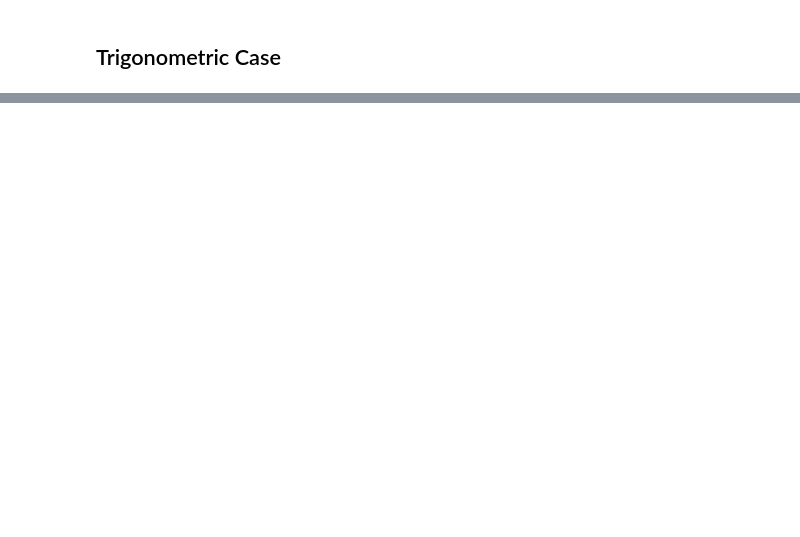
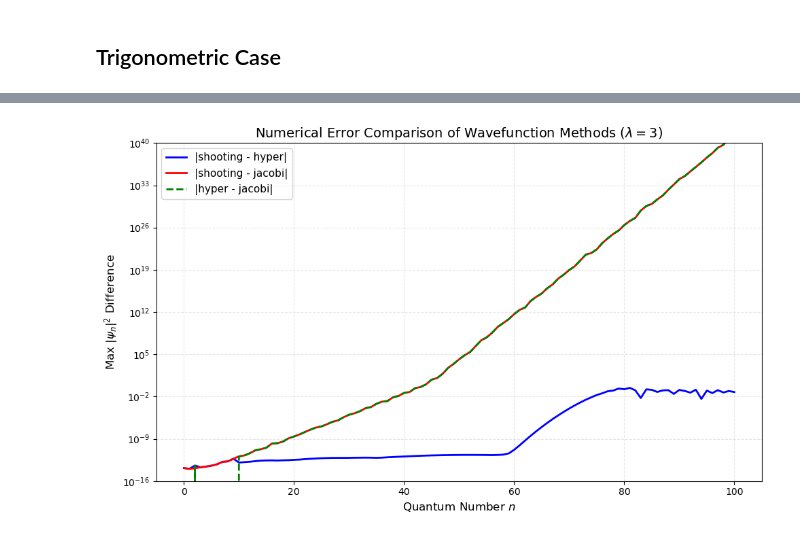
Before and after one commit to tachophobia/QuantumResearch2526, a Jupyter notebook: trig_time_evolution.ipynb, the cells around one changed output, grey strips where cells are left out. Saved outputs shown, nothing was run; the diff lists cells and outputs as text; code cells hidden in the pictures; blank space fills up the shorter version.

Commit message:
compare differences

```diff
--- a/trig_time_evolution.ipynb
+++ b/trig_time_evolution.ipynb
@@ -32,4 +51,3 @@ def get_trig_eigenstate_hyper(n):
-# %%
-trig_wavefunctions = []
-for n in tqdm(range(100)):
-    trig_wavefunctions.append(get_trig_eigenstate_raising(n))
+# %%
+mp.mp.dps = 15
+mp.mp.prec = mp.mp.dps * 3.33
@@ -35,0 +109,7 @@ for n in tqdm(range(100)):
+# %%
+err_rh, err_rj, err_hj = [], [], []
+for n in range(101):
+    rh, rj, hj = compare_methods(n)
+    err_rh.append(rh)
+    err_rj.append(rj)
+    err_hj.append(hj)
@@ -35,0 +134,25 @@ for n in tqdm(range(100)):
+# %%
+import matplotlib.pyplot as plt
+plt.figure(figsize=(10, 6))
+
+n_values = range(len(err_rh))
+plt.semilogy(n_values, err_rh, 'b-', linewidth=2, label='|shooting - hyper|')
+plt.semilogy(n_values, err_rj, 'r-', linewidth=2, label='|shooting - jacobi|')
+plt.semilogy(n_values, err_hj, 'g--', linewidth=2, label='|hyper - jacobi|')
+
+# Add grid for readability on log scale
+plt.grid(True, which='both', alpha=0.3, linestyle='--')
+
+# Labels and title
+plt.xlabel('Quantum Number $n$', fontsize=12)
+plt.ylabel('Max $|\psi_n|^2$ Difference', fontsize=12)
+plt.title('Numerical Error Comparison of Wavefunction Methods ($\\lambda = 3$)', fontsize=14)
+plt.legend(fontsize=11, loc='best')
+
+# Set reasonable y-axis limits to show the full range
+plt.ylim(1e-16, 1e40)
+
+# Adjust layout and save
+plt.tight_layout()
+# %% [output]
+[figure, added]
```
Also changed, not shown: parts of 20 cells of this notebook.
